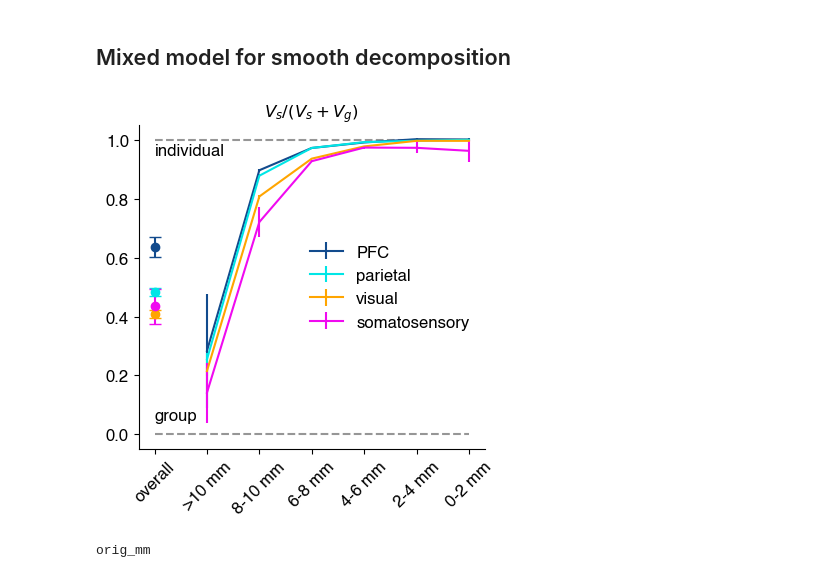
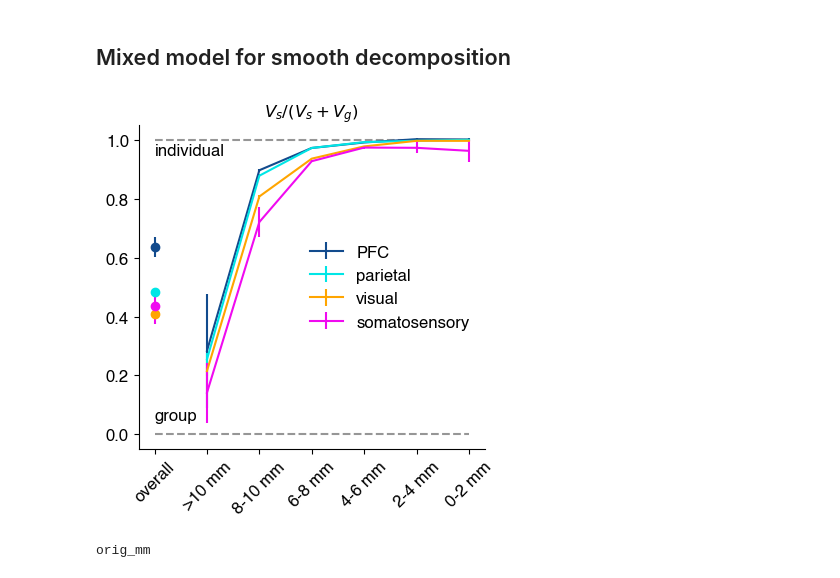
Before and after one commit to jkderrick028/PFC_parcellation, a Jupyter notebook: code/7_mixed_model_variance_decomposition.ipynb, the cells around one changed output. Cells and saved outputs as stored; diff of their text form; code cells hidden in the pictures.

```diff
--- a/code/7_mixed_model_variance_decomposition.ipynb
+++ b/code/7_mixed_model_variance_decomposition.ipynb
@@ -41,8 +42,6 @@ for dataset_name in datasets:
             vs_over_gs[dataset_name][roi].append(variance[:, 1]/variance[:, 0:2].sum(axis=1))
         vs_over_gs[dataset_name][roi] = np.array(vs_over_gs[dataset_name][roi])
 # %%
-colors = [(18/255, 75/255, 141/255), (0, 230/255, 230/255), (255/255, 165/255, 0/255), (240/255, 10/255, 240/255)]
-
 fig, ax = plt.subplots()
 fig.set_figwidth(half_width)
 fig.set_figheight(4.5)
@@ -54,35 +53,35 @@ for roiI, roi in enumerate(ROIs):
     data_agg = np.hstack(data_agg)
 
     data_agg_mean = data_agg.mean(axis=1)
     data_agg_ste = data_agg.std(axis=1) / np.sqrt(data_agg.shape[1])
 
-    ax.errorbar(0, data_agg_mean[0], yerr=data_agg_ste[0], fmt='o', capsize=4, color=colors[roiI])
+    ax.errorbar(0, data_agg_mean[0], yerr=data_agg_ste[0], fmt='o', capsize=0, color=colors[roiI])
     ax.errorbar(x=np.arange(1, len(smoothing_kernels)), y=data_agg_mean[1:], yerr=data_agg_ste[1:], linestyle='-', color=colors[roiI], label=ROIs[roiI])
 
 ax.hlines(0, xmin=0, xmax=len(smoothing_kernels)-1, linestyles='--', colors=(150/255, 150/255, 150/255))
 ax.hlines(1, xmin=0, xmax=len(smoothing_kernels)-1, linestyles='--', colors=(150/255, 150/255, 150/255))
 ax.text(0, 0.05, 'group')
 ax.text(0, 0.95, 'individual')
 
 xlabels = ['overall', '>10 mm', '8-10 mm', '6-8 mm', '4-6 mm', '2-4 mm', '0-2 mm']
 
 ax.set_xticks(np.arange(len(smoothing_kernels)), xlabels, rotation=45)
 ax.set_title('$V_s/(V_s+V_g)$', fontsize=12)
 
 ax.legend(frameon=False, loc='right')
 ax.set_ylim([-0.05, 1.05])
 ax.spines['top'].set_visible(False)
 ax.spines['right'].set_visible(False)
 
 plt.tight_layout()
 plt.savefig(os.path.join(resultsPath, f'vs_over_gs_subject_wise.jpg'), dpi=500, format='jpeg')
 
 # with open(PKL_vis_output, 'wb') as pk:
 #     pickle.dump(vis_output, pk)
 
 plt.show()
 # %% [output]
-[figure, old version]
+[figure, new version]
 # %%
 # preparing the data for mixed model
 data_mixed_model = {}
```
Also changed, not shown: parts of 5 cells of this notebook.
